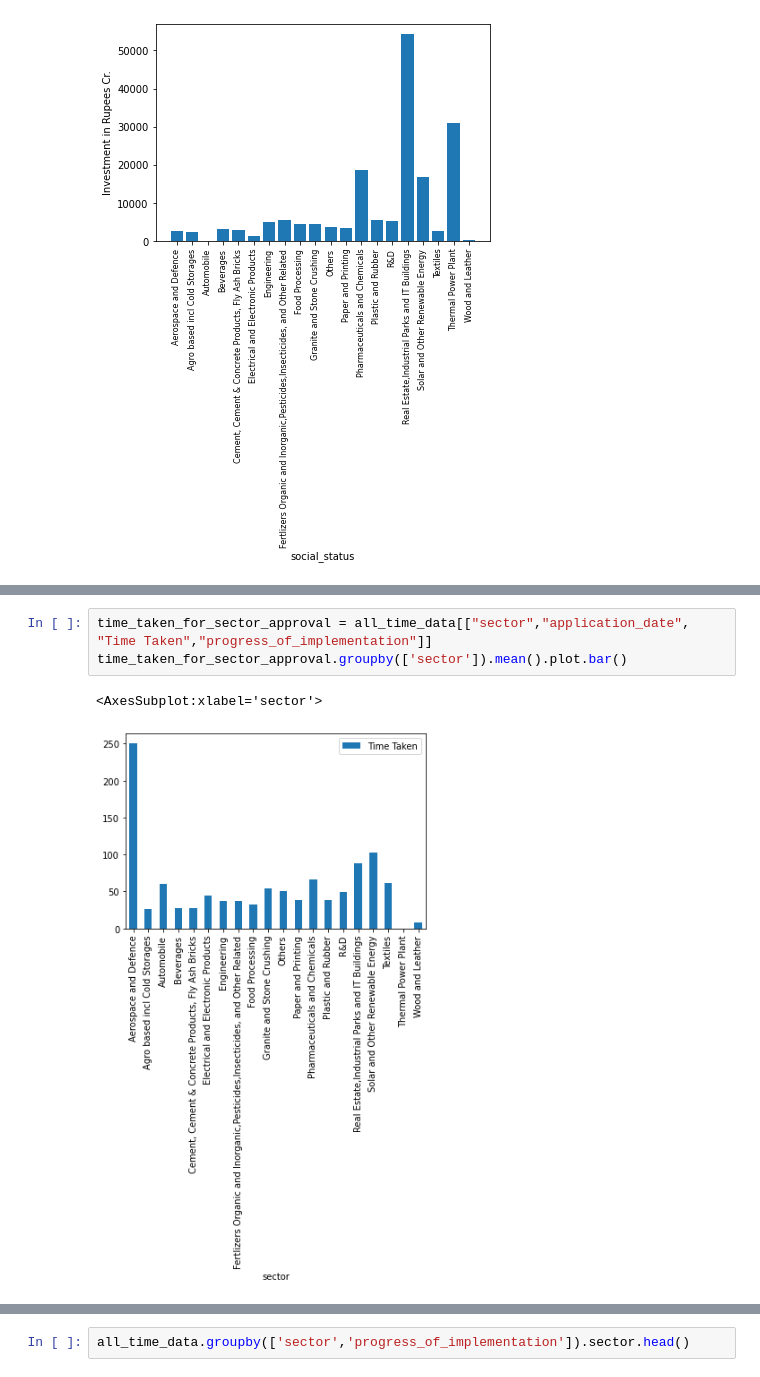
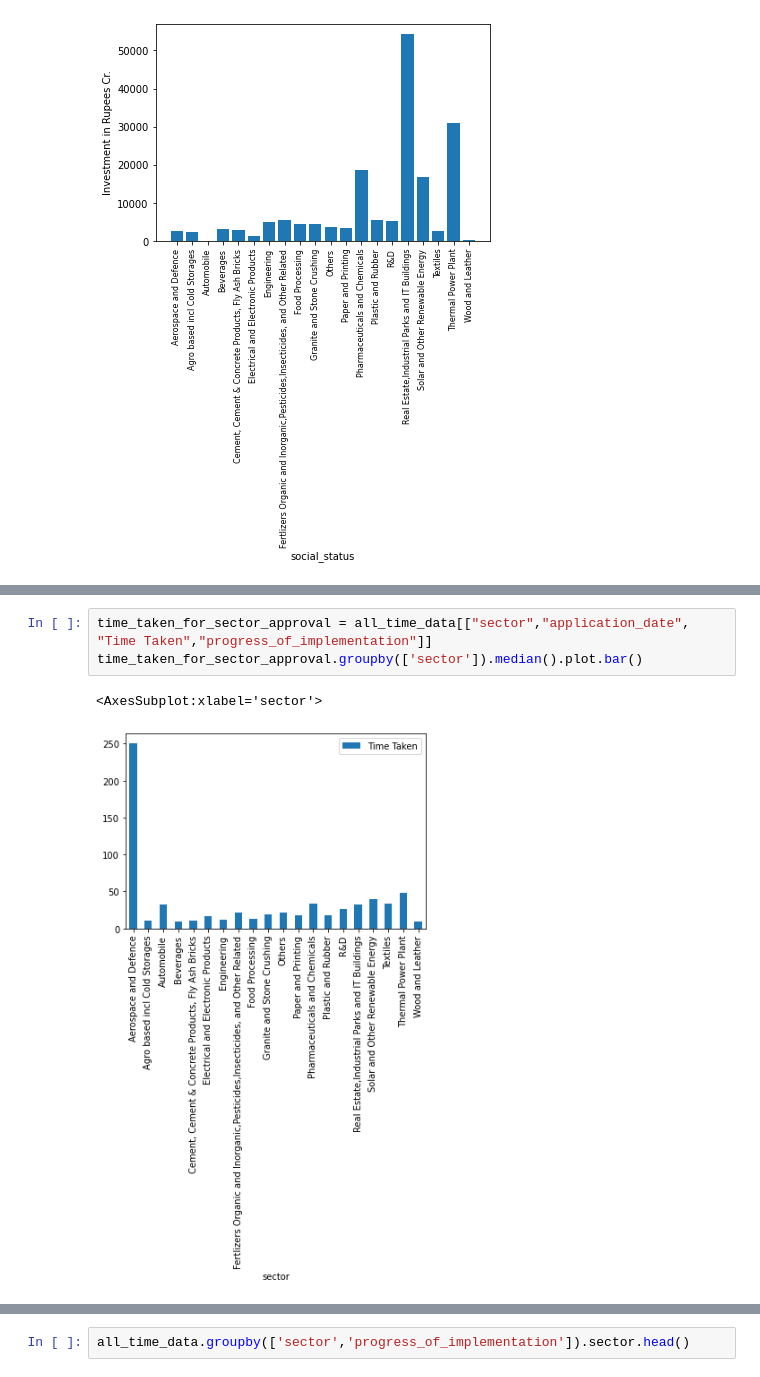
Before and after one commit to voletibhaskar/Telangana-IPass-Data-Analysis, a Jupyter notebook: Time_jupyter.ipynb, the cells around one changed output, grey strips where cells are left out. Cells and saved outputs as stored; diff of their text form.

```diff
--- a/Time_jupyter.ipynb
+++ b/Time_jupyter.ipynb
@@ -346,8 +360,8 @@ Time Taken                             int64
 dtype: object
 # %%
 time_taken_for_sector_approval = all_time_data[["sector","application_date", "Time Taken","progress_of_implementation"]]
-time_taken_for_sector_approval.groupby(['sector']).mean().plot.bar()
+time_taken_for_sector_approval.groupby(['sector']).median().plot.bar()
 # %% [output]
 <AxesSubplot:xlabel='sector'>
-[figure, old version]
+[figure, new version]
 # %%
```
Also changed, not shown: parts of 33 cells of this notebook, 1 other file.
